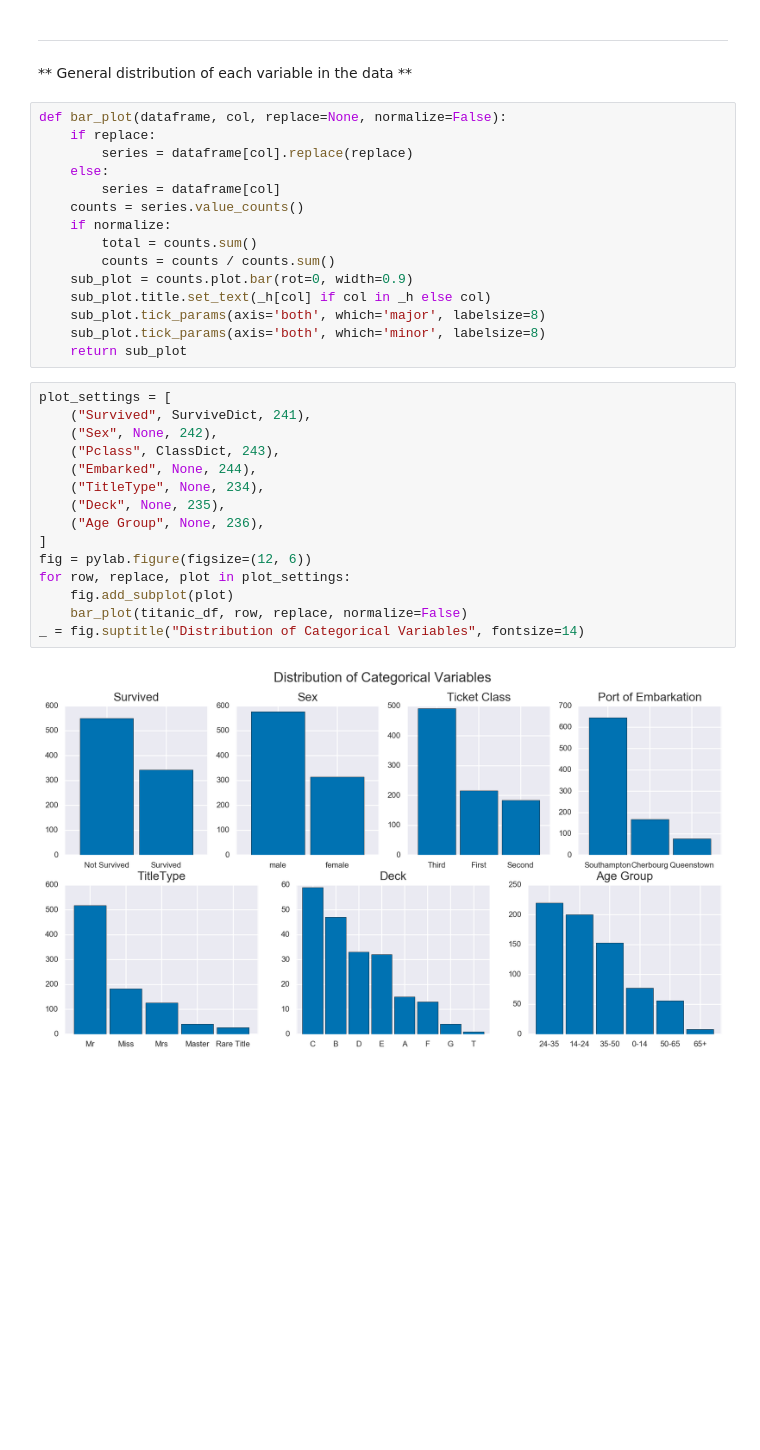
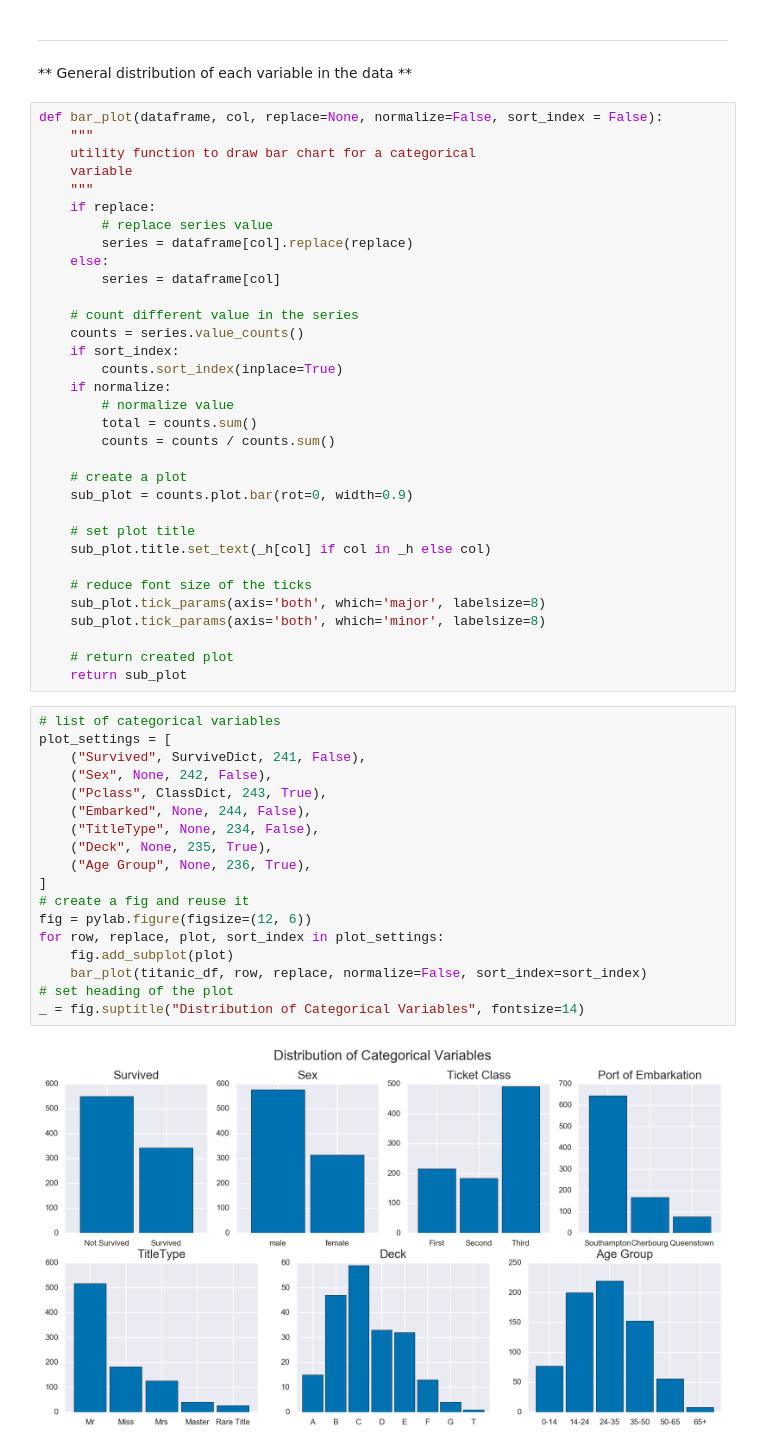
Before and after one commit to shamshad-npti/python-quick-start, a Jupyter notebook: data-analytics/Titanic Dataset - Data Analysis.ipynb, the cells around one changed output. Saved outputs shown, nothing was run; the diff lists cells and outputs as text; blank space fills up the shorter version.

```diff
--- a/data-analytics/Titanic Dataset - Data Analysis.ipynb
+++ b/data-analytics/Titanic Dataset - Data Analysis.ipynb
@@ -174,34 +194,55 @@ __Observation from Pearson correlation coefficient__
 
 ** General distribution of each variable in the data **
 # %%
-def bar_plot(dataframe, col, replace=None, normalize=False):
+def bar_plot(dataframe, col, replace=None, normalize=False, sort_index = False):
+    """
+    utility function to draw bar chart for a categorical
+    variable
+    """
     if replace:
+        # replace series value
         series = dataframe[col].replace(replace)
     else:
         series = dataframe[col]
+
+    # count different value in the series
     counts = series.value_counts()
+    if sort_index:
+        counts.sort_index(inplace=True)
     if normalize:
+        # normalize value
         total = counts.sum()
         counts = counts / counts.sum()
+
+    # create a plot
     sub_plot = counts.plot.bar(rot=0, width=0.9)
+
+    # set plot title
     sub_plot.title.set_text(_h[col] if col in _h else col)
+
+    # reduce font size of the ticks
     sub_plot.tick_params(axis='both', which='major', labelsize=8)
     sub_plot.tick_params(axis='both', which='minor', labelsize=8)
+
+    # return created plot
     return sub_plot
 # %%
+# list of categorical variables
 plot_settings = [
-    ("Survived", SurviveDict, 241),
-    ("Sex", None, 242),
-    ("Pclass", ClassDict, 243),
-    ("Embarked", None, 244),
-    ("TitleType", None, 234),
-    ("Deck", None, 235),
-    ("Age Group", None, 236),
+    ("Survived", SurviveDict, 241, False),
+    ("Sex", None, 242, False),
+    ("Pclass", ClassDict, 243, True),
+    ("Embarked", None, 244, False),
+    ("TitleType", None, 234, False),
+    ("Deck", None, 235, True),
+    ("Age Group", None, 236, True),
 ]
+# create a fig and reuse it
 fig = pylab.figure(figsize=(12, 6))
-for row, replace, plot in plot_settings:
+for row, replace, plot, sort_index in plot_settings:
     fig.add_subplot(plot)
-    bar_plot(titanic_df, row, replace, normalize=False)
+    bar_plot(titanic_df, row, replace, normalize=False, sort_index=sort_index)
+# set heading of the plot
 _ = fig.suptitle("Distribution of Categorical Variables", fontsize=14)
 # %% [output]
-[figure, old version]
+[figure, new version]
```
Also changed, not shown: parts of 5 cells of this notebook, 2 other files.
